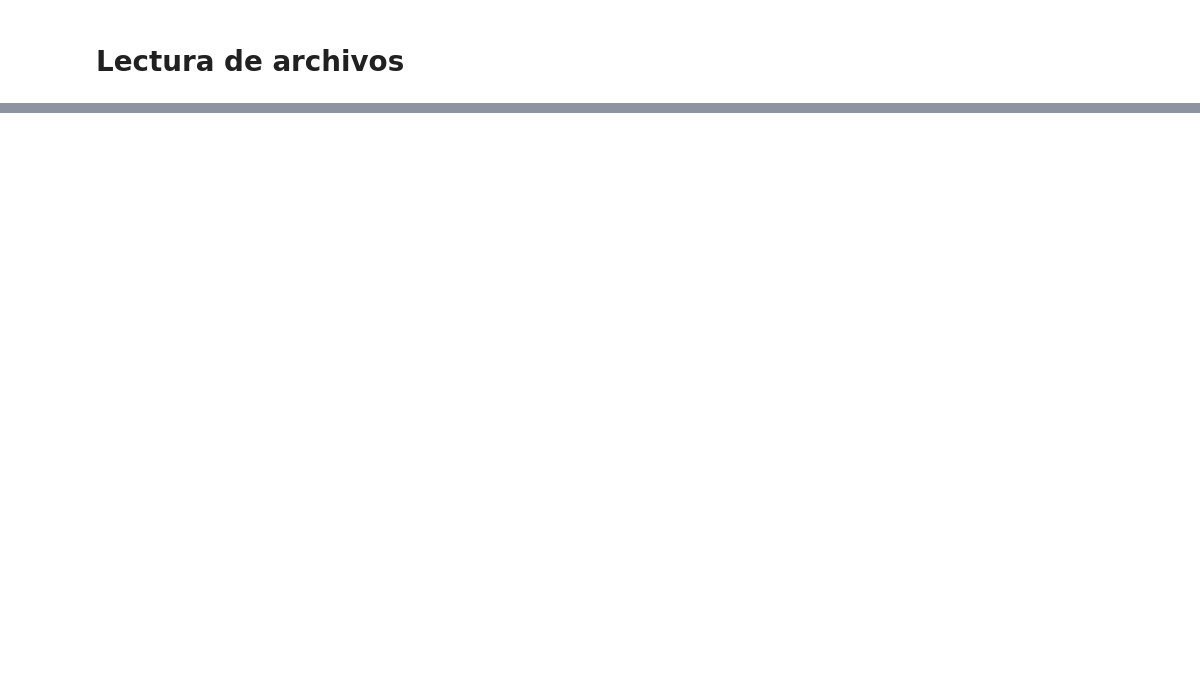
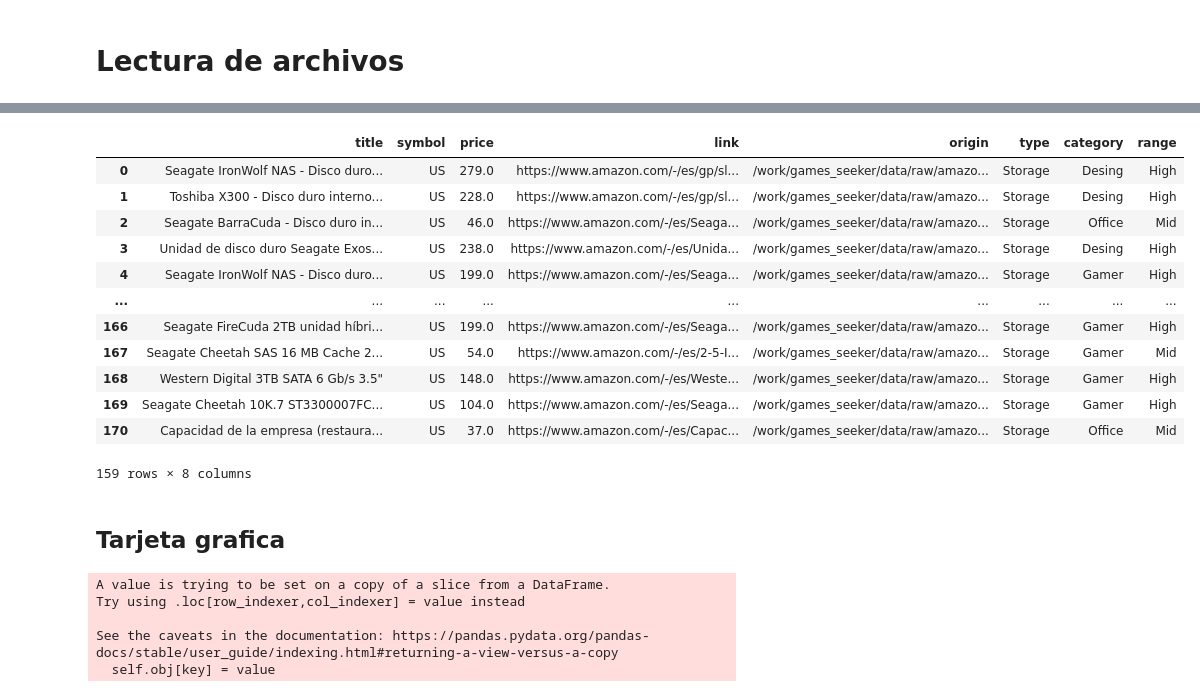
Before and after one commit to sgg10/games_seeker, a Jupyter notebook: notebooks/preprocessing/01_initial.ipynb, the cells around one changed output, grey strips where cells are left out. Saved outputs shown, nothing was run; the diff lists cells and outputs as text; code cells hidden in the pictures; blank space fills up the shorter version.

```diff
--- a/notebooks/preprocessing/01_initial.ipynb
+++ b/notebooks/preprocessing/01_initial.ipynb
@@ -40,0 +156,2 @@ dfs, nw = read_datasets(files)
+# %%
+hdd_df = hdd_df[(~hdd_df["title"].str.contains("exte")) & (hdd_df["price"] > 20)]
@@ -40,0 +182,5 @@ dfs, nw = read_datasets(files)
+# %%
+hdd_df.loc[:, "category"] = ""
+hdd_df.loc[hdd_df["price"] <= 50, "category"] = "Office"
+hdd_df.loc[(hdd_df["price"] > 50) & (hdd_df["price"] <= 200), "category"] = "Gamer"
+hdd_df.loc[hdd_df["price"] > 200, "category"] = "Desing"
@@ -40,0 +198,5 @@ dfs, nw = read_datasets(files)
+# %%
+hdd_df.loc[:, "range"] = ""
+hdd_df.loc[hdd_df["price"] <= 35, "range"] = "Low"
+hdd_df.loc[(hdd_df["price"] > 35) & (hdd_df["price"] <= 100), "range"] = "Mid"
+hdd_df.loc[hdd_df["price"] > 100, "range"] = "High"
@@ -40,0 +205,18 @@ dfs, nw = read_datasets(files)
+# %%
+hdd_df
+# %% [output]
+|  | title | symbol | price | link | origin | type | category | range |
+| 0 | Seagate IronWolf NAS - Disco duro... | US | 279.0 | https://www.amazon.com/-/es/gp/sl... | /work/games_seeker/data/raw/amazo... | Storage | Desing | High |
+| 1 | Toshiba X300 - Disco duro interno... | US | 228.0 | https://www.amazon.com/-/es/gp/sl... | /work/games_seeker/data/raw/amazo... | Storage | Desing | High |
+| 2 | Seagate BarraCuda - Disco duro in... | US | 46.0 | https://www.amazon.com/-/es/Seaga... | /work/games_seeker/data/raw/amazo... | Storage | Office | Mid |
+| 3 | Unidad de disco duro Seagate Exos... | US | 238.0 | https://www.amazon.com/-/es/Unida... | /work/games_seeker/data/raw/amazo... | Storage | Desing | High |
+| 4 | Seagate IronWolf NAS - Disco duro... | US | 199.0 | https://www.amazon.com/-/es/Seaga... | /work/games_seeker/data/raw/amazo... | Storage | Gamer | High |
+| ... | ... | ... | ... | ... | ... | ... | ... | ... |
+| 166 | Seagate FireCuda 2TB unidad híbri... | US | 199.0 | https://www.amazon.com/-/es/Seaga... | /work/games_seeker/data/raw/amazo... | Storage | Gamer | High |
+| 167 | Seagate Cheetah SAS 16 MB Cache 2... | US | 54.0 | https://www.amazon.com/-/es/2-5-I... | /work/games_seeker/data/raw/amazo... | Storage | Gamer | Mid |
+| 168 | Western Digital 3TB SATA 6 Gb/s 3.5" | US | 148.0 | https://www.amazon.com/-/es/Weste... | /work/games_seeker/data/raw/amazo... | Storage | Gamer | High |
+| 169 | Seagate Cheetah 10K.7 ST3300007FC... | US | 104.0 | https://www.amazon.com/-/es/Seaga... | /work/games_seeker/data/raw/amazo... | Storage | Gamer | High |
+| 170 | Capacidad de la empresa (restaura... | US | 37.0 | https://www.amazon.com/-/es/Capac... | /work/games_seeker/data/raw/amazo... | Storage | Office | Mid |
+159 rows × 8 columns
+# %% [markdown]
+## Tarjeta grafica
@@ -40,0 +227,8 @@ dfs, nw = read_datasets(files)
+# %%
+gpu_df.loc[:, "type"] = "GPU"
+# %% [output]
+A value is trying to be set on a copy of a slice from a DataFrame.
+Try using .loc[row_indexer,col_indexer] = value instead
+
+See the caveats in the documentation: https://pandas.pydata.org/pandas-docs/stable/user_guide/indexing.html#returning-a-view-versus-a-copy
+  self.obj[key] = value
```
Also changed, not shown: parts of 87 cells of this notebook.
